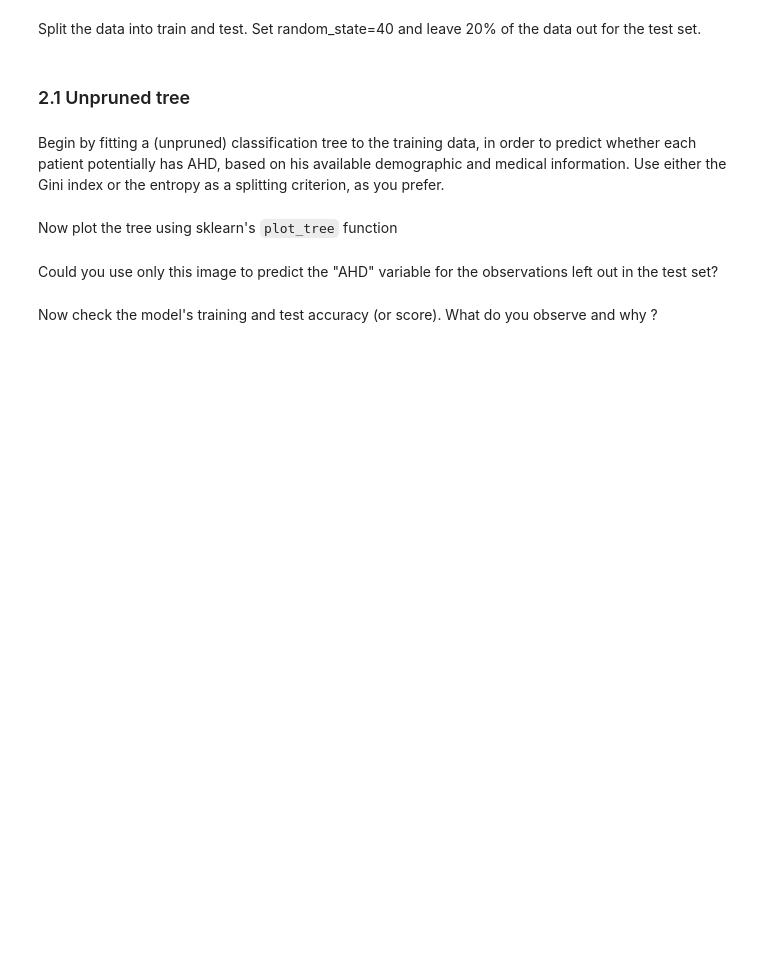
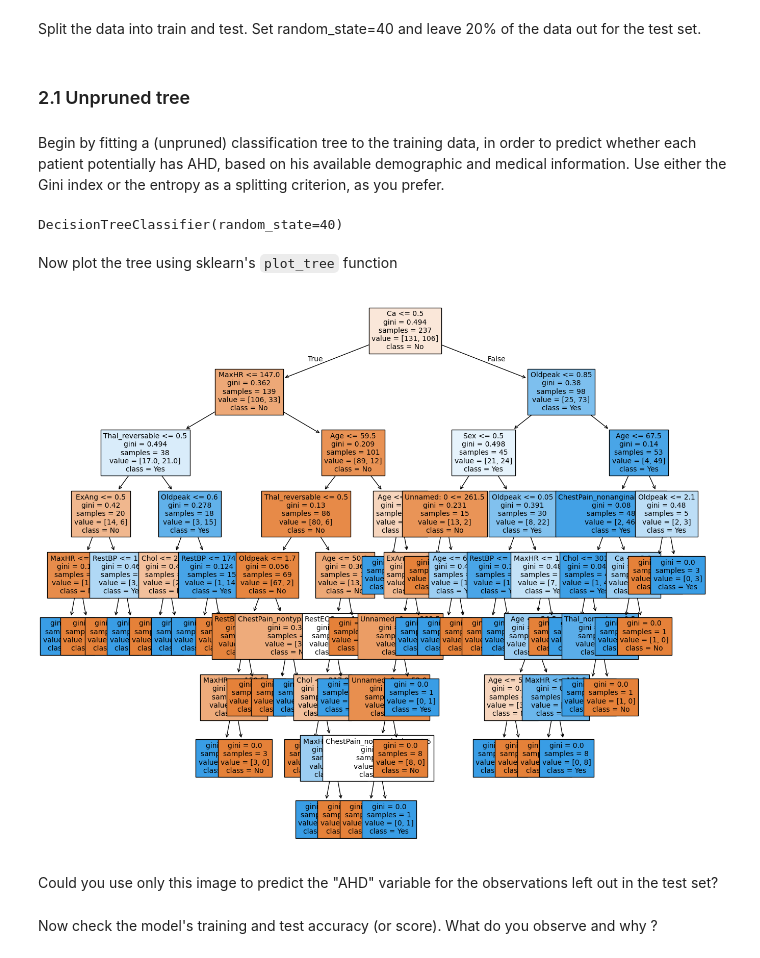
Before and after one commit to Guus03/MSc-Business-Analytics, a Jupyter notebook: Machine-Learning/Exercise_06.ipynb, the cells around one changed output. Cells and saved outputs as stored; diff of their text form; code cells hidden in the pictures; blank space fills up the shorter version.

```diff
--- a/Machine-Learning/Exercise_06.ipynb
+++ b/Machine-Learning/Exercise_06.ipynb
@@ -102,3 +213,10 @@ Import the "Heart" dataset, containing demographic and medical informations abou
+# %%
+# Drop NAs
+heart.dropna(inplace=True)  # Drop rows with missing values
+
+# Convert catetorical variables into categorical type
+heart['Thal'] = heart['Thal'].astype('category')
+heart['ChestPain'] = heart['ChestPain'].astype('category')
 # %% [markdown]
 The response variable that we will try to predict is "AHD", that indicates whether the patient has a heart disease.
 
@@ -111,17 +226,37 @@ y =
+# %%
+# Get X and y
+X = heart.drop('AHD', axis=1)
+y = heart['AHD'].map({'Yes': 1, 'No': 0})  # Convert to binary labels
+
+# Transform categorical variables into dummy/indicator variables
+X = pd.get_dummies(X, drop_first=True)  # Convert categorical variables to dummy
 # %% [markdown]
 Split the data into train and test. Set random_state=40 and leave 20% of the data out for the test set.
+# %%
+# Split into training and test sets
+X_train, X_test, y_train, y_test = train_test_split(X, y, test_size=0.2, random_state=40)
 # %% [markdown]
 ### 2.1 Unpruned tree
 # %%
 from sklearn.tree import DecisionTreeClassifier, plot_tree, export_text
 # %% [markdown]
 Begin by fitting a (unpruned) classification tree to the training data, in order to predict whether each patient potentially has AHD, based on his available demographic and medical information. Use either the Gini index or the entropy as a splitting criterion, as you prefer.
+# %%
+# Create unpruned classification tree
+UnTree = DecisionTreeClassifier(random_state=40)
+
+# Fit tree
+UnTree.fit(X_train, y_train)
+# %% [output]
+DecisionTreeClassifier(random_state=40)
 # %% [markdown]
 Now plot the tree using sklearn's `plot_tree` function
 # %%
 plt.figure(figsize=(16,14))
-??
+plot_tree(UnTree, filled=True, feature_names=X.columns, class_names=['No', 'Yes'], fontsize=10)
 plt.show()
+# %% [output]
+[figure, added]
 # %% [markdown]
 Could you use only this image to predict the "AHD" variable for the observations left out in the test set?
 # %% [markdown]
```
Also changed, not shown: parts of 18 cells of this notebook.
